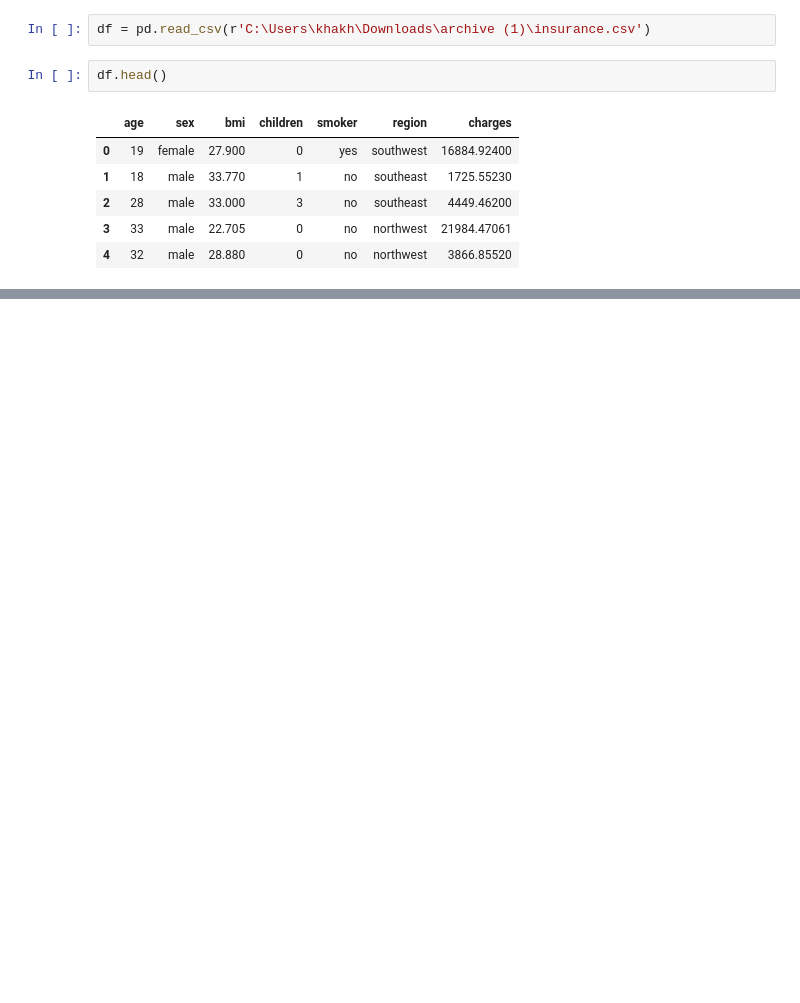
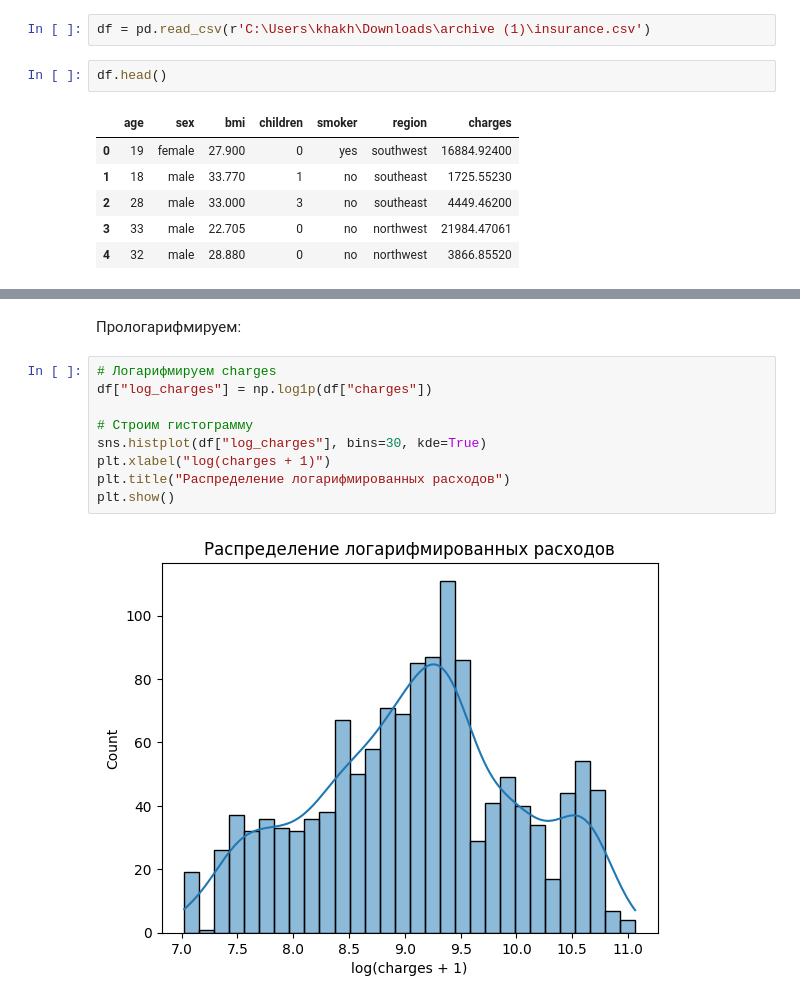
Before and after one commit to Jenevi/ml-practice, a Jupyter notebook: MCPD/notebook.ipynb, the cells around one changed output, grey strips where cells are left out. Cells and saved outputs as stored; diff of their text form; blank space fills up the shorter version.

```diff
--- a/MCPD/notebook.ipynb
+++ b/MCPD/notebook.ipynb
@@ -13,0 +82,13 @@ df.head()
+# %% [markdown]
+Прологарифмируем:
+# %%
+# Логарифмируем charges
+df["log_charges"] = np.log1p(df["charges"])
+
+# Строим гистограмму
+sns.histplot(df["log_charges"], bins=30, kde=True)
+plt.xlabel("log(charges + 1)")
+plt.title("Распределение логарифмированных расходов")
+plt.show()
+# %% [output]
+[figure, added]
```
Also changed, not shown: parts of 21 cells of this notebook.
